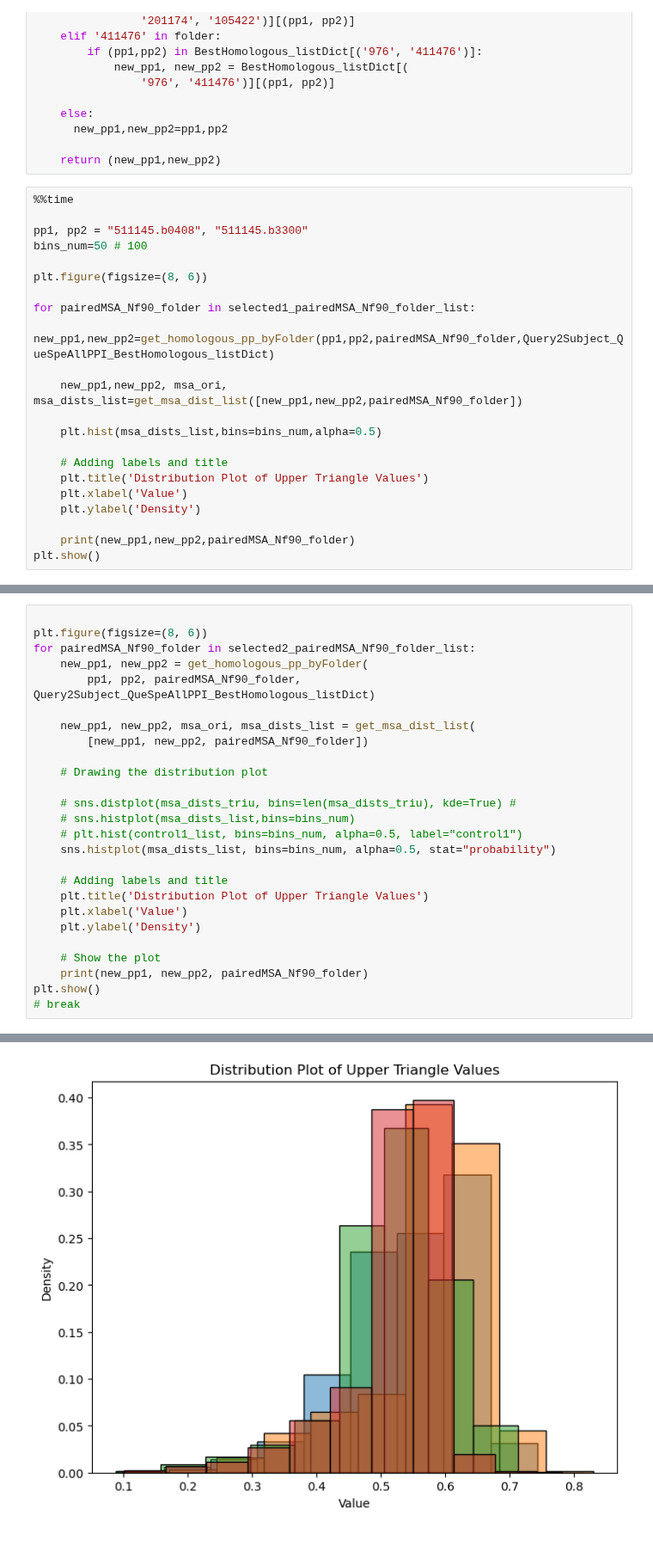
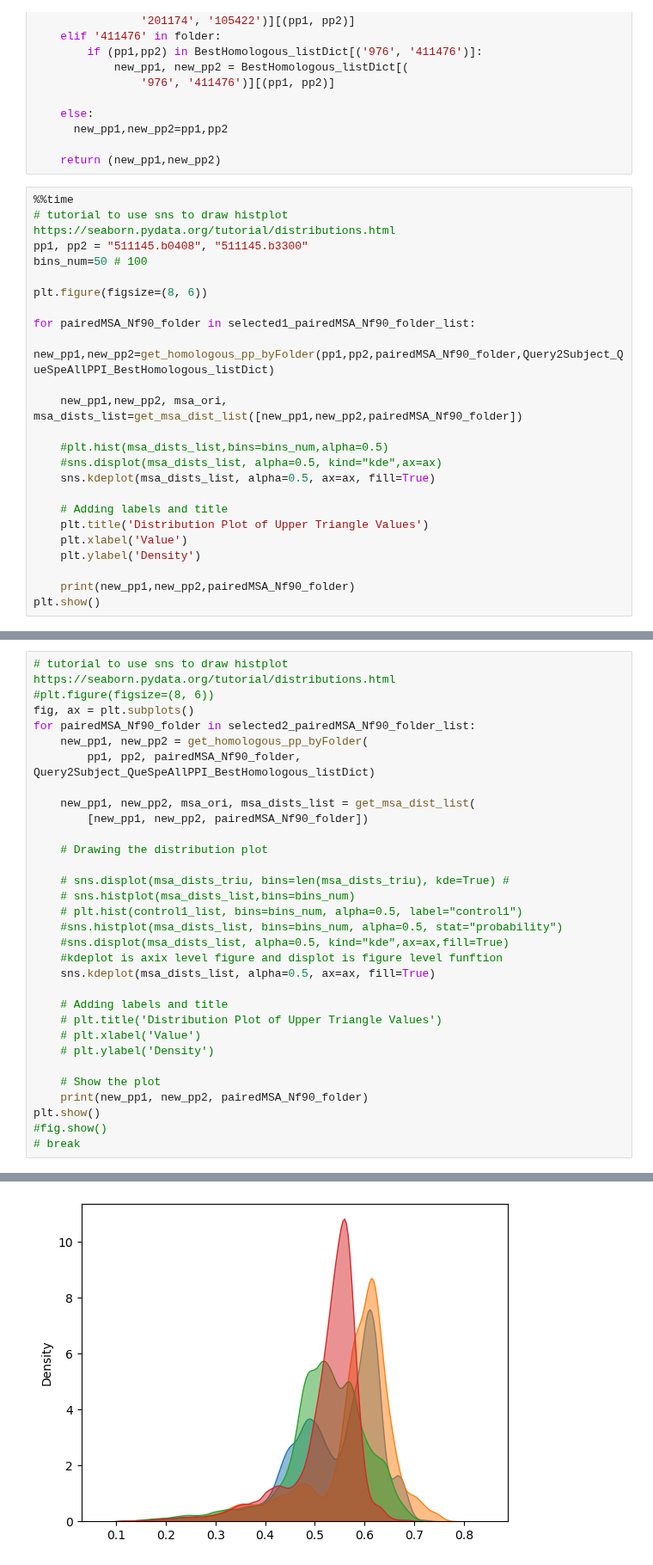
Before and after one commit to TaoDFang/PPI_Prediction_byCoevolution, a Jupyter notebook: notebooks/SR_review_comments.ipynb, the cells around one changed output, grey strips where cells are left out. Shown at 86% size. Saved outputs shown, nothing was run; the diff lists cells and outputs as text; blank space fills up the shorter version.

```diff
--- a/notebooks/SR_review_comments.ipynb
+++ b/notebooks/SR_review_comments.ipynb
@@ -769,7 +769,7 @@ def get_homologous_pp_byFolder(pp1,pp2,folder,BestHomologous_listDict):
     return (new_pp1,new_pp2)
 # %%
 %%time
-
+# tutorial to use sns to draw histplot https://seaborn.pydata.org/tutorial/distributions.html
 pp1, pp2 = "511145.b0408", "511145.b3300"
 bins_num=50 # 100
 
@@ -780,7 +780,9 @@ for pairedMSA_Nf90_folder in selected1_pairedMSA_Nf90_folder_list:
 
     new_pp1,new_pp2, msa_ori, msa_dists_list=get_msa_dist_list([new_pp1,new_pp2,pairedMSA_Nf90_folder])
 
-    plt.hist(msa_dists_list,bins=bins_num,alpha=0.5)
+    #plt.hist(msa_dists_list,bins=bins_num,alpha=0.5)
+    #sns.displot(msa_dists_list, alpha=0.5, kind="kde",ax=ax)
+    sns.kdeplot(msa_dists_list, alpha=0.5, ax=ax, fill=True)
 
     # Adding labels and title
     plt.title('Distribution Plot of Upper Triangle Values')
@@ -798,6 +800,7 @@ plt.show()
 # %%
-
-plt.figure(figsize=(8, 6))
+# tutorial to use sns to draw histplot https://seaborn.pydata.org/tutorial/distributions.html
+#plt.figure(figsize=(8, 6))
+fig, ax = plt.subplots()
 for pairedMSA_Nf90_folder in selected2_pairedMSA_Nf90_folder_list:
     new_pp1, new_pp2 = get_homologous_pp_byFolder(
         pp1, pp2, pairedMSA_Nf90_folder, Query2Subject_QueSpeAllPPI_BestHomologous_listDict)
@@ -807,19 +810,23 @@ for pairedMSA_Nf90_folder in selected2_pairedMSA_Nf90_folder_list:
 
     # Drawing the distribution plot
 
-    # sns.distplot(msa_dists_triu, bins=len(msa_dists_triu), kde=True) #
+    # sns.displot(msa_dists_triu, bins=len(msa_dists_triu), kde=True) #
     # sns.histplot(msa_dists_list,bins=bins_num)
     # plt.hist(control1_list, bins=bins_num, alpha=0.5, label="control1")
-    sns.histplot(msa_dists_list, bins=bins_num, alpha=0.5, stat="probability")
+    #sns.histplot(msa_dists_list, bins=bins_num, alpha=0.5, stat="probability")
+    #sns.displot(msa_dists_list, alpha=0.5, kind="kde",ax=ax,fill=True)
+    #kdeplot is axix level figure and displot is figure level funftion
+    sns.kdeplot(msa_dists_list, alpha=0.5, ax=ax, fill=True)
 
     # Adding labels and title
-    plt.title('Distribution Plot of Upper Triangle Values')
-    plt.xlabel('Value')
-    plt.ylabel('Density')
+    # plt.title('Distribution Plot of Upper Triangle Values')
+    # plt.xlabel('Value')
+    # plt.ylabel('Density')
 
     # Show the plot
     print(new_pp1, new_pp2, pairedMSA_Nf90_folder)
 plt.show()
+#fig.show()
 # break
 # %% [output]
 511145.b0408 511145.b3300 /mnt/mnemo6/tao/PPI_Coevolution/CoEvo_data_STRING11.5/511145_EggNOGmaxLevel1224_eggNOGfilteredData/pair_MSA_Nf90_PasteAlign/
@@ -829,4 +836,4 @@ plt.show()
-[figure, old version]
+[figure, new version]
 # %%
 # # run once to generate randomised paired MSA
 # Query_tuple = ('1224', '511145')
```
Also changed, not shown: parts of 5 cells of this notebook.
